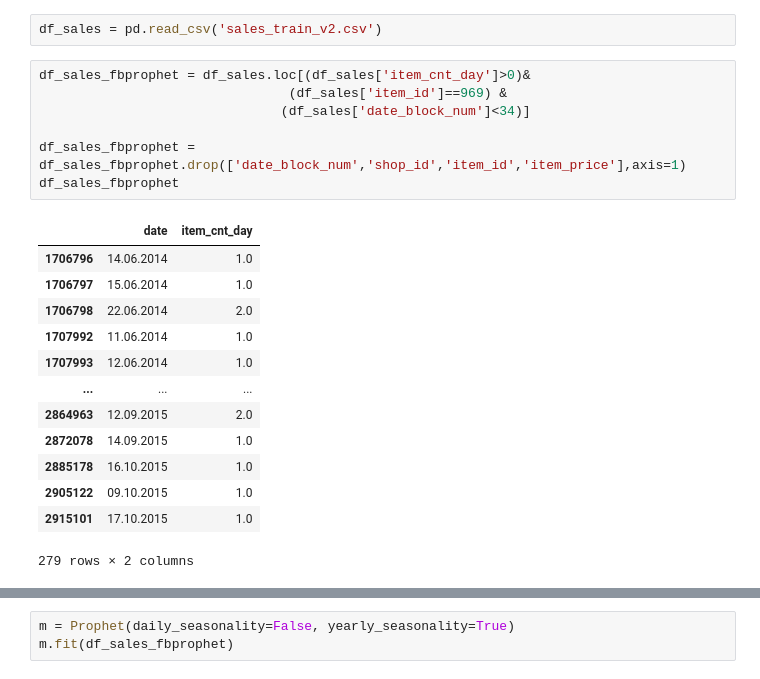
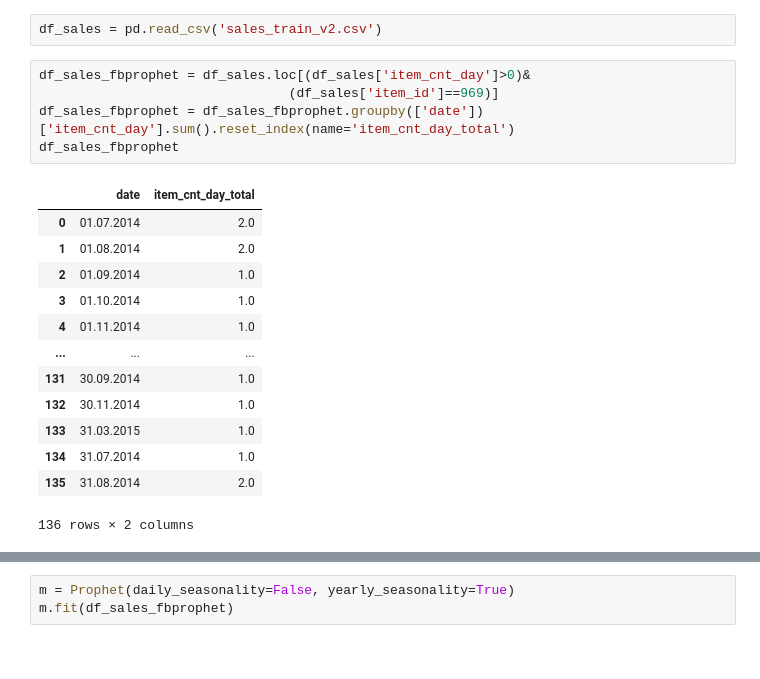
Before and after one commit to much2soft/CEBD1160Project, a Jupyter notebook: Prophet_Sales_forecast_by_day.ipynb, the cells around one changed output, grey strips where cells are left out. Cells and saved outputs as stored; diff of their text form.

```diff
--- a/Prophet_Sales_forecast_by_day.ipynb
+++ b/Prophet_Sales_forecast_by_day.ipynb
@@ -13,23 +13,21 @@ from fbprophet import Prophet
 df_sales = pd.read_csv('sales_train_v2.csv')
 # %%
 df_sales_fbprophet = df_sales.loc[(df_sales['item_cnt_day']>0)&
-                                (df_sales['item_id']==969) &
-                               (df_sales['date_block_num']<34)]
-
-df_sales_fbprophet = df_sales_fbprophet.drop(['date_block_num','shop_id','item_id','item_price'],axis=1)
+                                (df_sales['item_id']==969)]
+df_sales_fbprophet = df_sales_fbprophet.groupby(['date'])['item_cnt_day'].sum().reset_index(name='item_cnt_day_total')
 df_sales_fbprophet
 # %% [output]
-|  | date | item_cnt_day |
-| 1706796 | 14.06.2014 | 1.0 |
-| 1706797 | 15.06.2014 | 1.0 |
-| 1706798 | 22.06.2014 | 2.0 |
-| 1707992 | 11.06.2014 | 1.0 |
-| 1707993 | 12.06.2014 | 1.0 |
+|  | date | item_cnt_day_total |
+| 0 | 01.07.2014 | 2.0 |
+| 1 | 01.08.2014 | 2.0 |
+| 2 | 01.09.2014 | 1.0 |
+| 3 | 01.10.2014 | 1.0 |
+| 4 | 01.11.2014 | 1.0 |
 | ... | ... | ... |
-| 2864963 | 12.09.2015 | 2.0 |
-| 2872078 | 14.09.2015 | 1.0 |
-| 2885178 | 16.10.2015 | 1.0 |
-| 2905122 | 09.10.2015 | 1.0 |
-| 2915101 | 17.10.2015 | 1.0 |
+| 131 | 30.09.2014 | 1.0 |
+| 132 | 30.11.2014 | 1.0 |
+| 133 | 31.03.2015 | 1.0 |
+| 134 | 31.07.2014 | 1.0 |
+| 135 | 31.08.2014 | 2.0 |
-279 rows × 2 columns
+136 rows × 2 columns
 # %%
```
Also changed, not shown: parts of 4 cells of this notebook.
